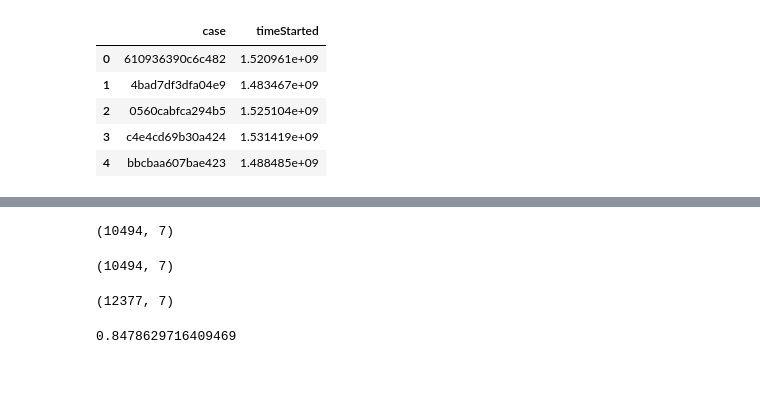
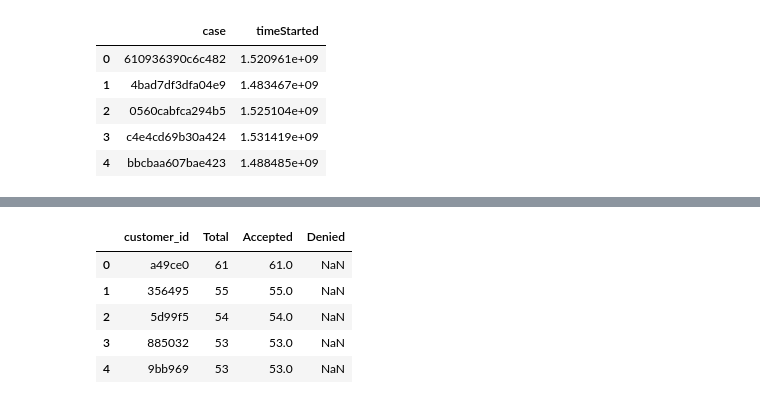
Before and after one commit to jerryUNSW/fraud_detect, a Jupyter notebook: data_cleaning.ipynb, the cells around one changed output, grey strips where cells are left out. Cells and saved outputs as stored; diff of their text form; code cells hidden in the pictures; blank space fills up the shorter version.

```diff
--- a/data_cleaning.ipynb
+++ b/data_cleaning.ipynb
@@ -308,20 +311,20 @@ test_2[(test_2.matched_payment_complete == 1) & (test_2.label==1)]
 # %%
-test_2[(test_2.label == 1) & (test_2.matched_payment_complete == 1) ].shape
+# test_2[(test_2.label == 1) & (test_2.matched_payment_complete == 1) ].shape
+# test_2[(test_2.label == 1) ].shape
+# test_2[(test_2.matched_payment_complete == 1) ].shape
+del incoming_case['timeStarted']
-# %% [output]
-(10494, 7)
-# %%
-test_2[(test_2.label == 1) ].shape
-# this indicate that all the fraud cases for now are
-# %% [output]
-(10494, 7)
-# %%
-test_2[(test_2.matched_payment_complete == 1) ].shape
-# %% [output]
-(12377, 7)
+# %%
+all_accepted.head()
+# %% [output]
+|  | customer_id | Total | Accepted | Denied |
+| 0 | a49ce0 | 61 | 61.0 | NaN |
+| 1 | 356495 | 55 | 55.0 | NaN |
+| 2 | 5d99f5 | 54 | 54.0 | NaN |
+| 3 | 885032 | 53 | 53.0 | NaN |
+| 4 | 9bb969 | 53 | 53.0 | NaN |
 # %%
-###
-10494/12377
+# incoming_case
+# quote_completed #y
 # about 80 percent of the matched_payment cases, are frauds
 # wonder what about the rest of them
+joined = pd.merge(incoming_case, quote_completed, how = "left", on = ['customer_id'])
-# %% [output]
-0.8478629716409469
```
Also changed, not shown: parts of 12 cells of this notebook, 1 other file.
